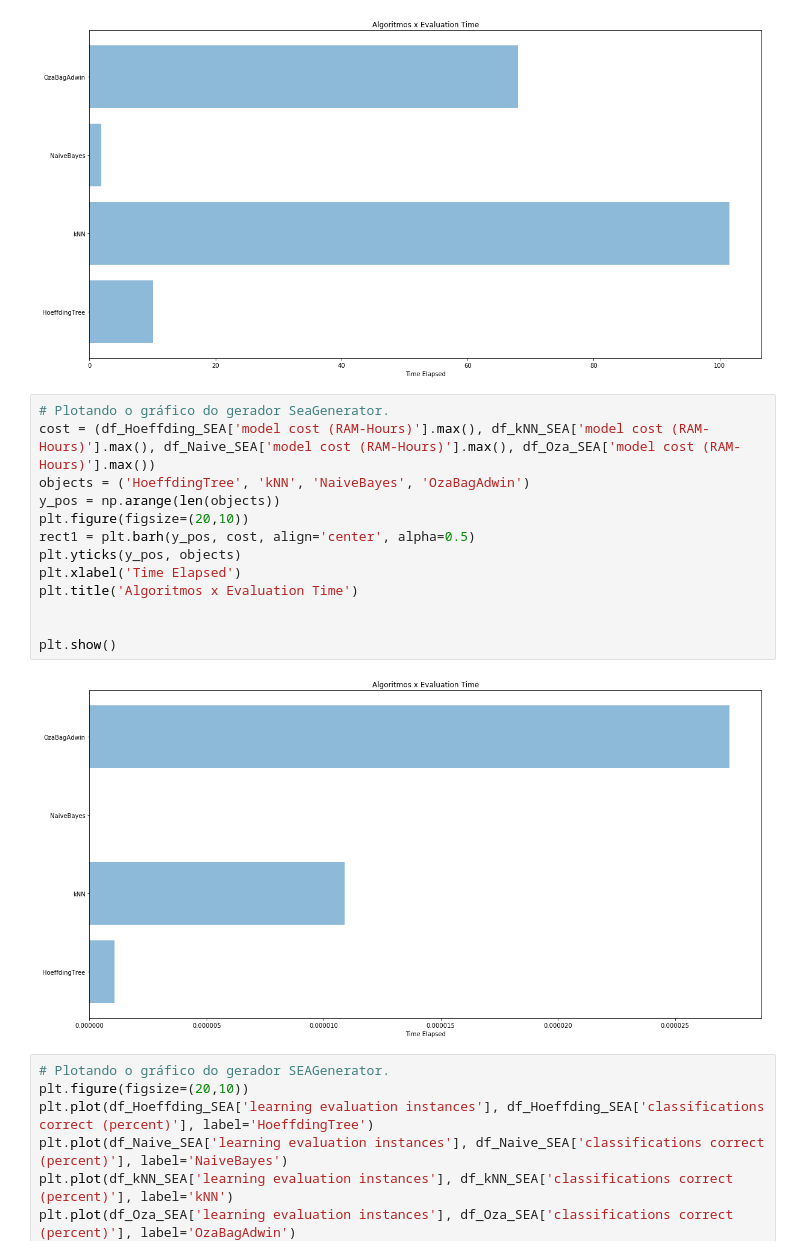
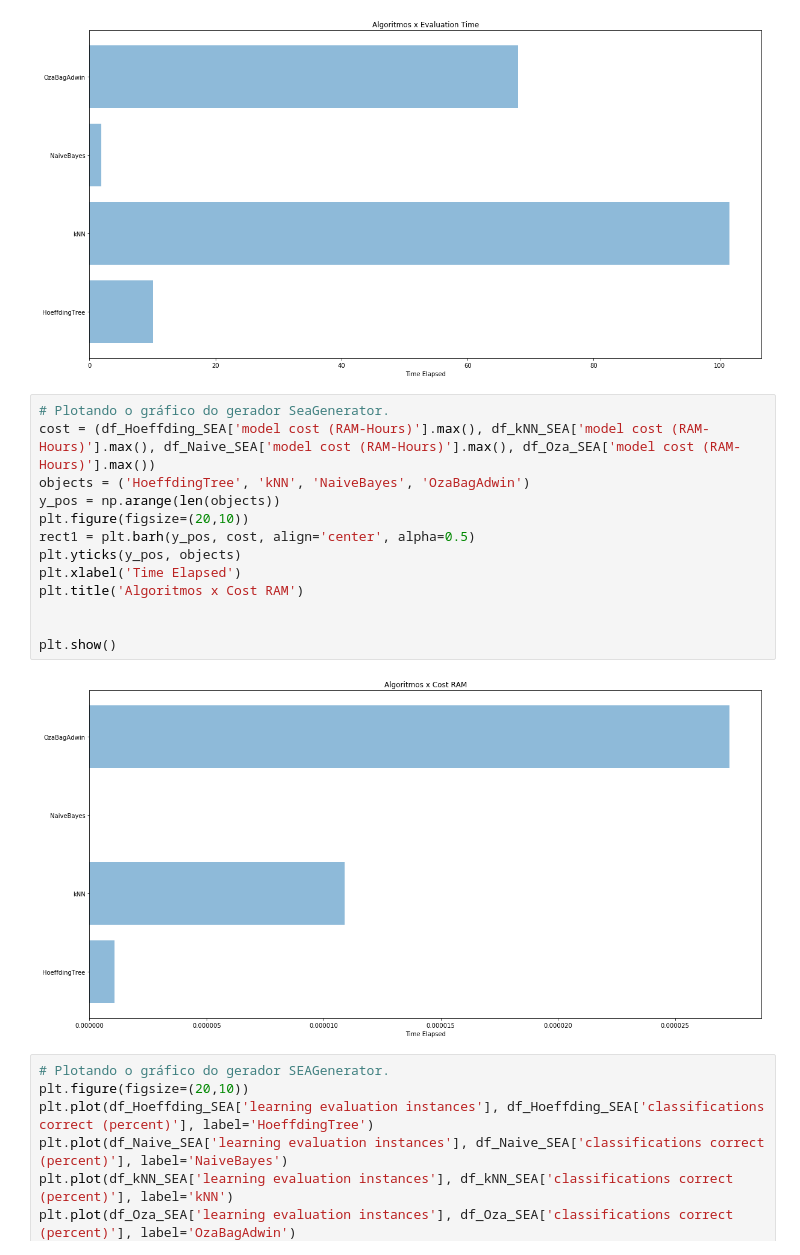
Before and after one commit to Oracy/MOA, a Jupyter notebook: Notebook/Trabalho_Jean.ipynb, the cells around one changed output. Saved outputs shown, nothing was run; the diff lists cells and outputs as text.

```diff
--- a/Notebook/Trabalho_Jean.ipynb
+++ b/Notebook/Trabalho_Jean.ipynb
@@ -382,18 +359,18 @@ plt.show()
 # %%
 # Plotando o gráfico do gerador SeaGenerator.
 cost = (df_Hoeffding_SEA['model cost (RAM-Hours)'].max(), df_kNN_SEA['model cost (RAM-Hours)'].max(), df_Naive_SEA['model cost (RAM-Hours)'].max(), df_Oza_SEA['model cost (RAM-Hours)'].max())
 objects = ('HoeffdingTree', 'kNN', 'NaiveBayes', 'OzaBagAdwin')
 y_pos = np.arange(len(objects))
 plt.figure(figsize=(20,10))
 rect1 = plt.barh(y_pos, cost, align='center', alpha=0.5)
 plt.yticks(y_pos, objects)
 plt.xlabel('Time Elapsed')
-plt.title('Algoritmos x Evaluation Time')
+plt.title('Algoritmos x Cost RAM')
 
 
 plt.show()
 # %% [output]
-[figure, old version]
+[figure, new version]
 # %%
 # Plotando o gráfico do gerador SEAGenerator.
 plt.figure(figsize=(20,10))
```
Also changed, not shown: parts of 35 cells of this notebook, 1 other file.
